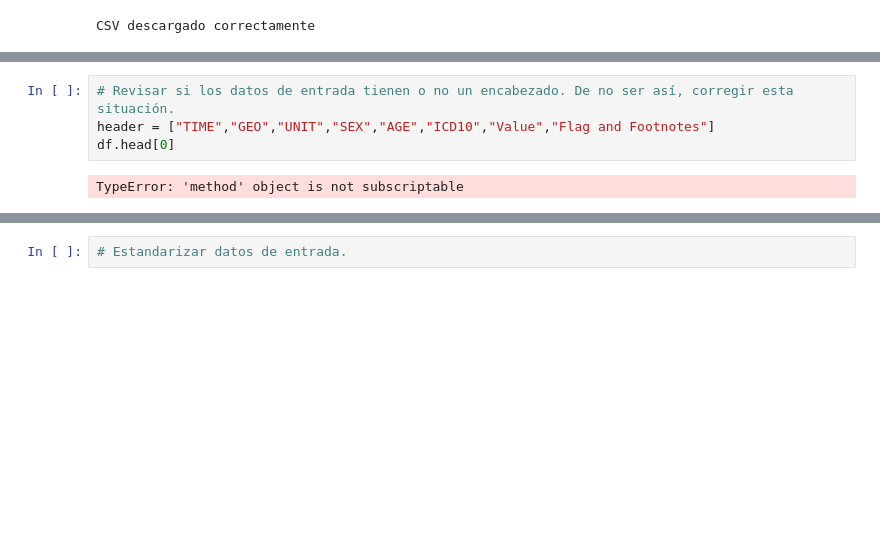
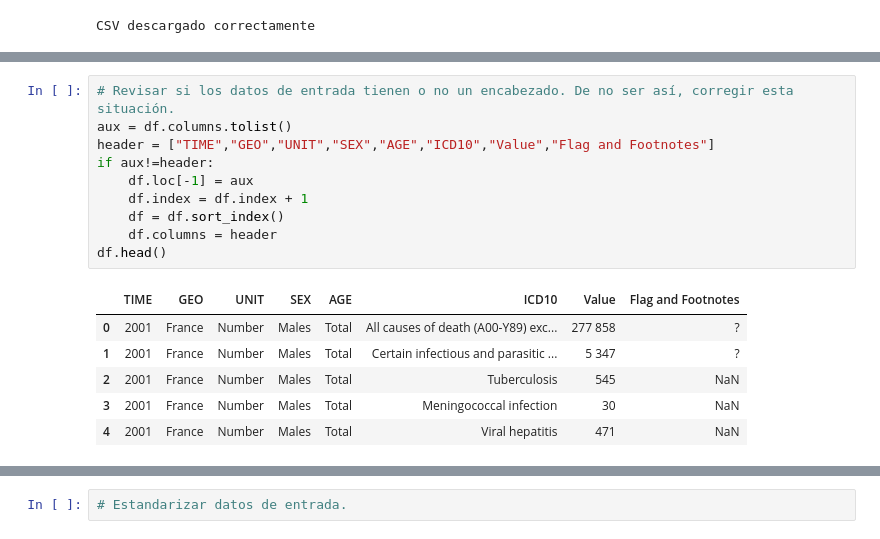
Before and after one commit to crozasc/Clean-and-format-input-dataset, a Jupyter notebook: main.ipynb, the cells around one changed output, grey strips where cells are left out. Saved outputs shown, nothing was run; the diff lists cells and outputs as text; blank space fills up the shorter version.

```diff
--- a/main.ipynb
+++ b/main.ipynb
@@ -21,8 +29,19 @@ df = pd.read_csv("CausesOfDeath_France_2001-2008.csv")
 # %%
 # Revisar si los datos de entrada tienen o no un encabezado. De no ser así, corregir esta situación.
+aux = df.columns.tolist()
 header = ["TIME","GEO","UNIT","SEX","AGE","ICD10","Value","Flag and Footnotes"]
-df.head[0]
+if aux!=header:
+    df.loc[-1] = aux
+    df.index = df.index + 1
+    df = df.sort_index()
+    df.columns = header
+df.head()
 # %% [output]
-TypeError: 'method' object is not subscriptable
+|  | TIME | GEO | UNIT | SEX | AGE | ICD10 | Value | Flag and Footnotes |
+| 0 | 2001 | France | Number | Males | Total | All causes of death (A00-Y89) exc... | 277 858 | ? |
+| 1 | 2001 | France | Number | Males | Total | Certain infectious and parasitic ... | 5 347 | ? |
+| 2 | 2001 | France | Number | Males | Total | Tuberculosis | 545 | NaN |
+| 3 | 2001 | France | Number | Males | Total | Meningococcal infection | 30 | NaN |
+| 4 | 2001 | France | Number | Males | Total | Viral hepatitis | 471 | NaN |
 # %%
 # Realizar un análisis básico de los datos de entrada con con los métodos .describe() y .info().
```
Also changed, not shown: parts of 8 cells of this notebook, 1 other file.
